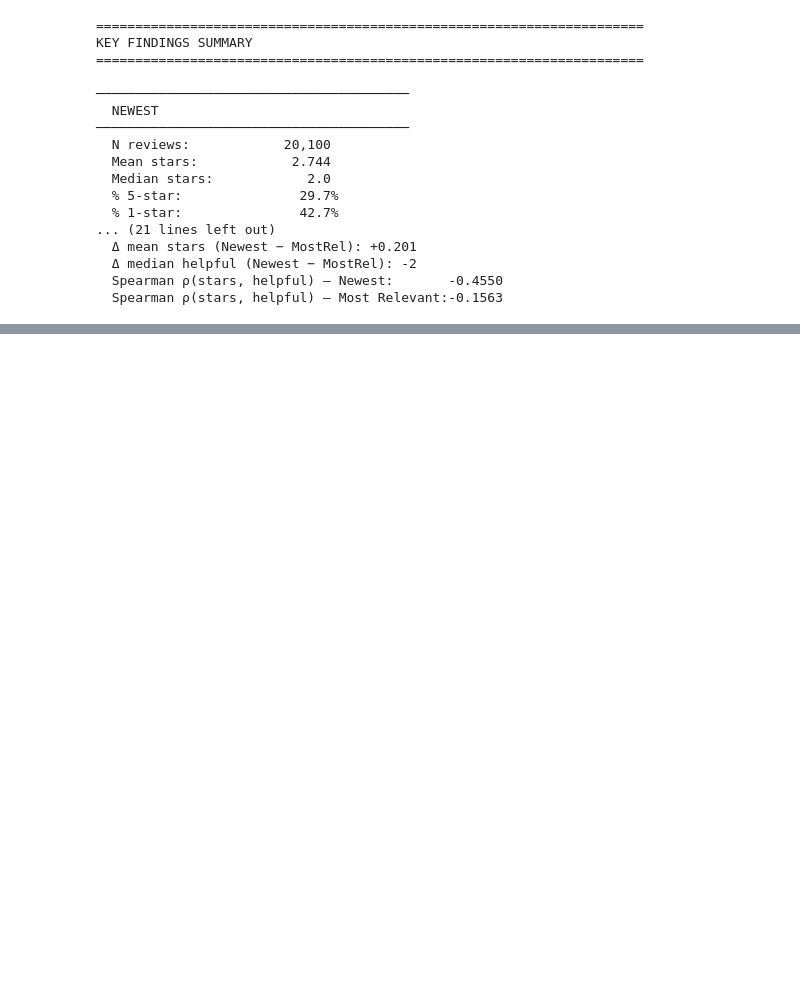
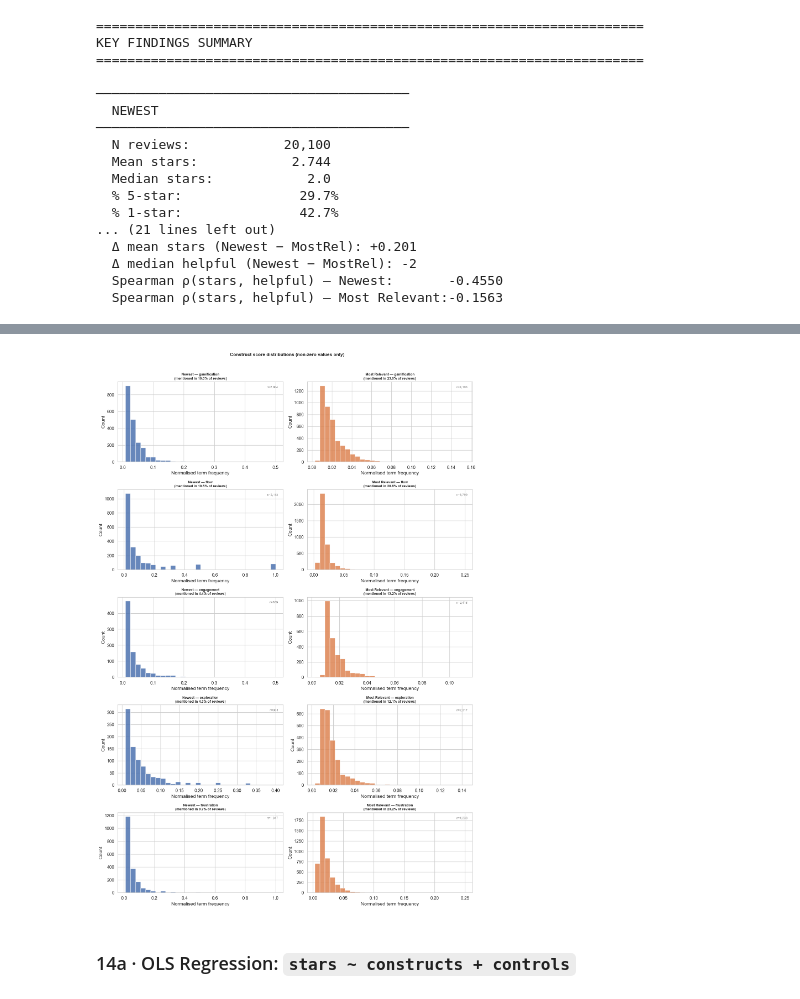
Before and after one commit to hawk-s/tourism_marketing_data, a Jupyter notebook: analysis/analysis.ipynb, the cells around one changed output, grey strips where cells are left out. Saved outputs shown, nothing was run; the diff lists cells and outputs as text; code cells hidden in the pictures; blank space fills up the shorter version.

```diff
--- a/analysis/analysis.ipynb
+++ b/analysis/analysis.ipynb
@@ -740,0 +989,18 @@ KEY FINDINGS SUMMARY
+# %%
+# Presence rate and mean stars per construct mention
+summary_rows = []
+for label, df_ in datasets:
+    for col in CONSTRUCT_COLS:
+        name = col.replace("c_", "")
+        has = df_[col] > 0
+        summary_rows.append({
+            "Dataset":    label,
+            "Construct":  name,
+            "% reviews mentioning": has.mean() * 100,
+            "Mean stars — mentions":    df_.loc[has, "stars"].mean(),
+            "Mean stars — no mention":  df_.loc[~has, "stars"].mean(),
+            "Δ stars (mention − none)": df_.loc[has, "stars"].mean() - df_.loc[~has, "stars"].mean(),
+        })
+
+summary_df = pd.DataFrame(summary_rows).set_index(["Dataset", "Construct"]).round(3)
+display(summary_df)
@@ -740,0 +1020,24 @@ KEY FINDINGS SUMMARY
+# %%
+# Distribution of construct scores
+fig, axes = plt.subplots(len(CONSTRUCT_COLS), 2, figsize=(14, 4 * len(CONSTRUCT_COLS)))
+
+for row_i, col in enumerate(CONSTRUCT_COLS):
+    name = col.replace("c_", "")
+    for ds_i, (label, df_) in enumerate(datasets):
+        ax = axes[row_i, ds_i]
+        nonzero = df_.loc[df_[col] > 0, col]
+        pct = (df_[col] > 0).mean() * 100
+        ax.hist(nonzero, bins=30, color=PALETTE[label], edgecolor="white", alpha=0.85)
+        ax.set_title(f"{label} — {name}\n(mentioned in {pct:.1f}% of reviews)", fontweight="bold", fontsize=9)
+        ax.set_xlabel("Normalised term frequency"); ax.set_ylabel("Count")
+        ax.text(0.97, 0.95, f"n={len(nonzero):,}", transform=ax.transAxes,
+                ha="right", va="top", fontsize=8, color="grey")
+
+plt.suptitle("Construct score distributions (non-zero values only)", fontsize=12, fontweight="bold", y=1.01)
+plt.tight_layout()
+plt.savefig("construct_distributions.png", dpi=150, bbox_inches="tight")
+plt.show()
+# %% [output]
+[figure, added]
+# %% [markdown]
+### 14a · OLS Regression: `stars ~ constructs + controls`
```
Also changed, not shown: parts of 18 cells of this notebook, 6 other files.
